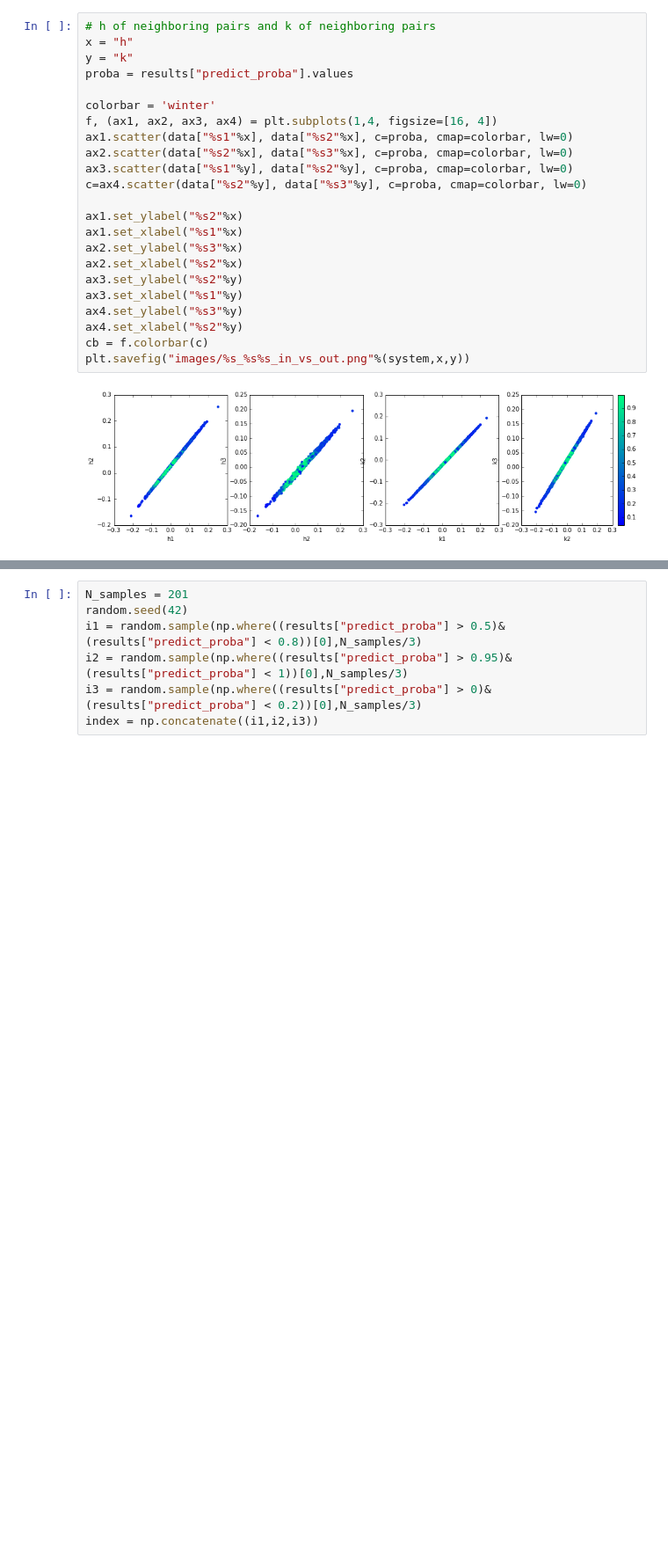
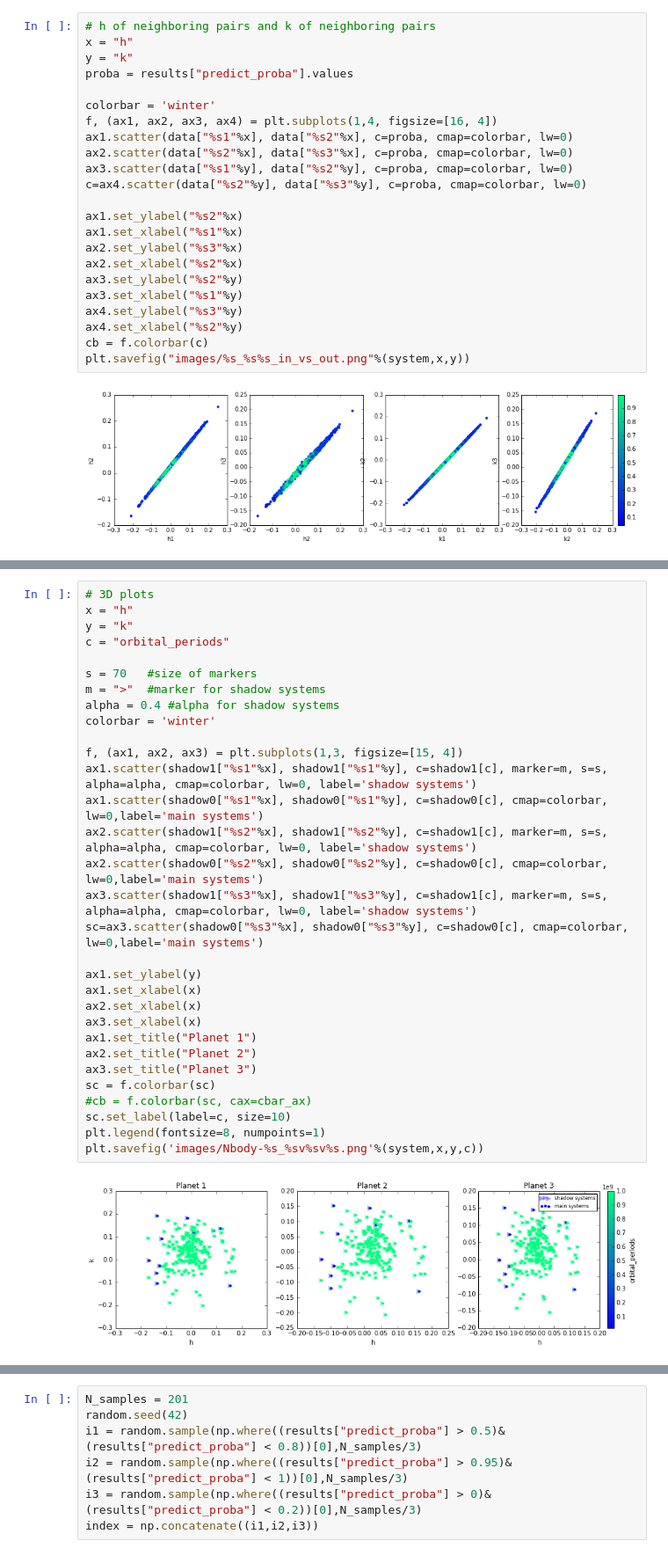
Before and after one commit to afcarl/stability_predict, a Jupyter notebook: analyzesystem.ipynb, the cells around one changed output, grey strips where cells are left out. Shown at 88% size. Drawn from its saved outputs; the diff is of its cells as text; blank space fills up the shorter version.

```diff
--- a/analyzesystem.ipynb
+++ b/analyzesystem.ipynb
@@ -87,0 +140,33 @@ plt.savefig("images/%s_%s%s_in_vs_out.png"%(system,x,y))
+# %%
+# 3D plots
+x = "h"
+y = "k"
+c = "orbital_periods"
+
+s = 70   #size of markers
+m = ">"  #marker for shadow systems
+alpha = 0.4 #alpha for shadow systems
+colorbar = 'winter'
+
+f, (ax1, ax2, ax3) = plt.subplots(1,3, figsize=[15, 4])
+ax1.scatter(shadow1["%s1"%x], shadow1["%s1"%y], c=shadow1[c], marker=m, s=s, alpha=alpha, cmap=colorbar, lw=0, label='shadow systems')
+ax1.scatter(shadow0["%s1"%x], shadow0["%s1"%y], c=shadow0[c], cmap=colorbar, lw=0,label='main systems')
+ax2.scatter(shadow1["%s2"%x], shadow1["%s2"%y], c=shadow1[c], marker=m, s=s, alpha=alpha, cmap=colorbar, lw=0, label='shadow systems')
+ax2.scatter(shadow0["%s2"%x], shadow0["%s2"%y], c=shadow0[c], cmap=colorbar, lw=0,label='main systems')
+ax3.scatter(shadow1["%s3"%x], shadow1["%s3"%y], c=shadow1[c], marker=m, s=s, alpha=alpha, cmap=colorbar, lw=0, label='shadow systems')
+sc=ax3.scatter(shadow0["%s3"%x], shadow0["%s3"%y], c=shadow0[c], cmap=colorbar, lw=0,label='main systems')
+
+ax1.set_ylabel(y)
+ax1.set_xlabel(x)
+ax2.set_xlabel(x)
+ax3.set_xlabel(x)
+ax1.set_title("Planet 1")
+ax2.set_title("Planet 2")
+ax3.set_title("Planet 3")
+sc = f.colorbar(sc)
+#cb = f.colorbar(sc, cax=cbar_ax)
+sc.set_label(label=c, size=10)
+plt.legend(fontsize=8, numpoints=1)
+plt.savefig('images/Nbody-%s_%sv%sv%s.png'%(system,x,y,c))
+# %% [output]
+[figure, added]
```
Also changed, not shown: parts of 17 cells of this notebook, 2 other files.
